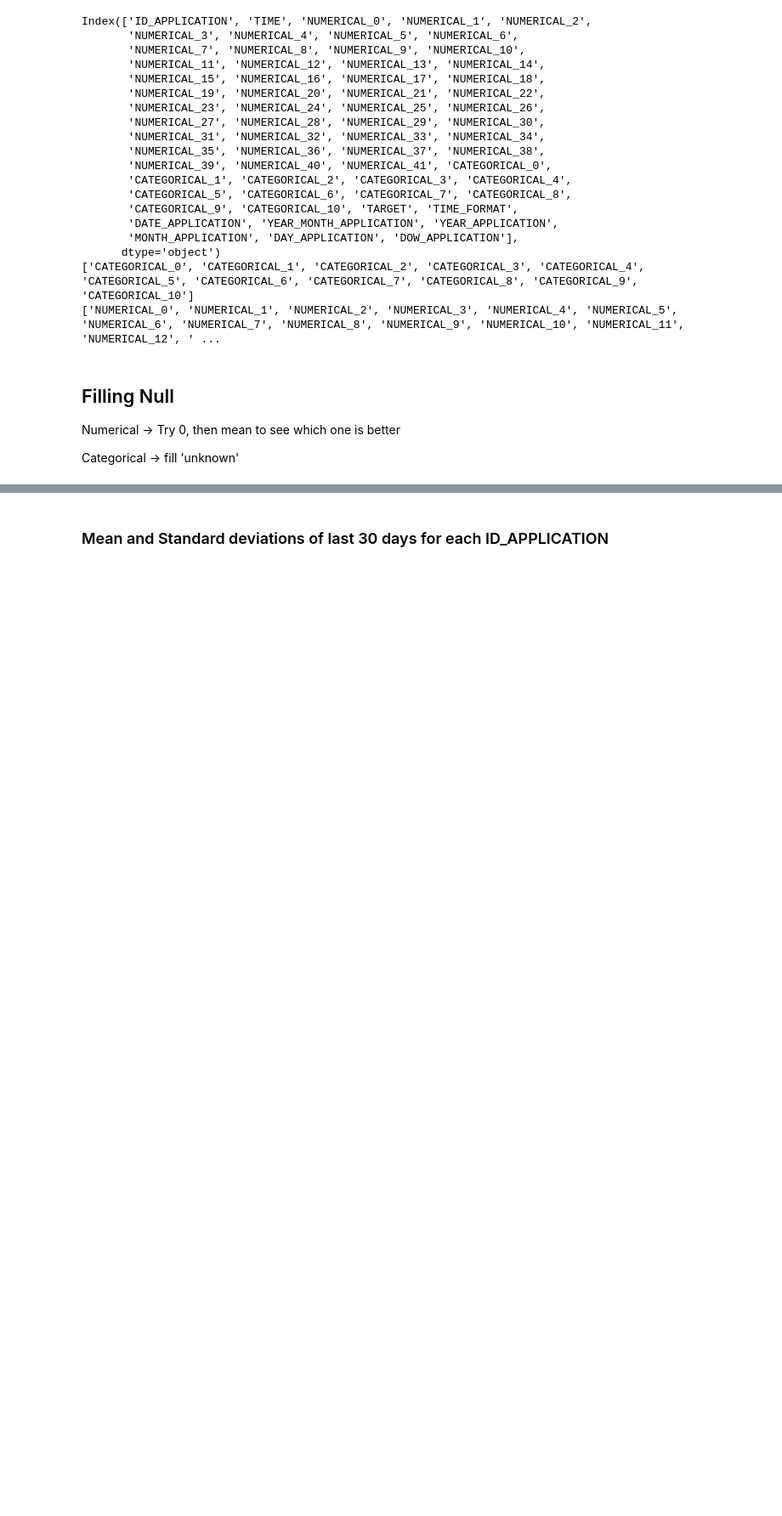
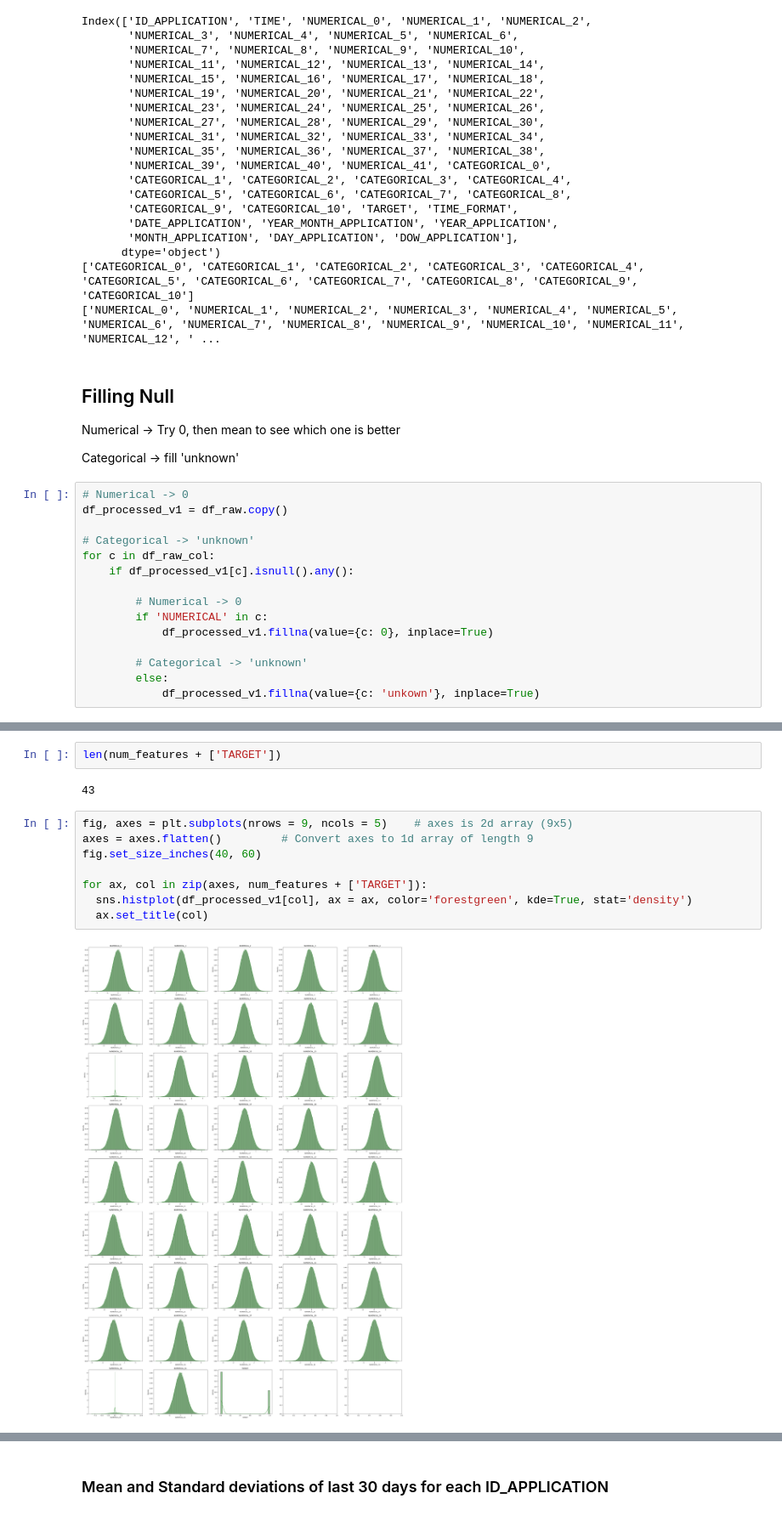
Before and after one commit to duongtruongtrong/hc_ds, a Jupyter notebook: duong_truong_hc_ds_assignment.ipynb, the cells around one changed output, grey strips where cells are left out. Shown at 85% size. Cells and saved outputs as stored; diff of their text form; blank space fills up the shorter version.

```diff
--- a/duong_truong_hc_ds_assignment.ipynb
+++ b/duong_truong_hc_ds_assignment.ipynb
@@ -105,3 +114,18 @@ Index(['ID_APPLICATION', 'TIME', 'NUMERICAL_0', 'NUMERICAL_1', 'NUMERICAL_2',
 Numerical -> Try 0, then mean to see which one is better
 
 Categorical -> fill 'unknown'
+# %%
+# Numerical -> 0
+df_processed_v1 = df_raw.copy()
+
+# Categorical -> 'unknown'
+for c in df_raw_col:
+    if df_processed_v1[c].isnull().any():
+
+        # Numerical -> 0
+        if 'NUMERICAL' in c:
+            df_processed_v1.fillna(value={c: 0}, inplace=True)
+
+        # Categorical -> 'unknown'
+        else:
+            df_processed_v1.fillna(value={c: 'unkown'}, inplace=True)
@@ -107,0 +190,14 @@ Categorical -> fill 'unknown'
+# %%
+len(num_features + ['TARGET'])
+# %% [output]
+43
+# %%
+fig, axes = plt.subplots(nrows = 9, ncols = 5)    # axes is 2d array (9x5)
+axes = axes.flatten()         # Convert axes to 1d array of length 9
+fig.set_size_inches(40, 60)
+
+for ax, col in zip(axes, num_features + ['TARGET']):
+  sns.histplot(df_processed_v1[col], ax = ax, color='forestgreen', kde=True, stat='density')
+  ax.set_title(col)
+# %% [output]
+[figure, added]
```
Also changed, not shown: parts of 35 cells of this notebook.
